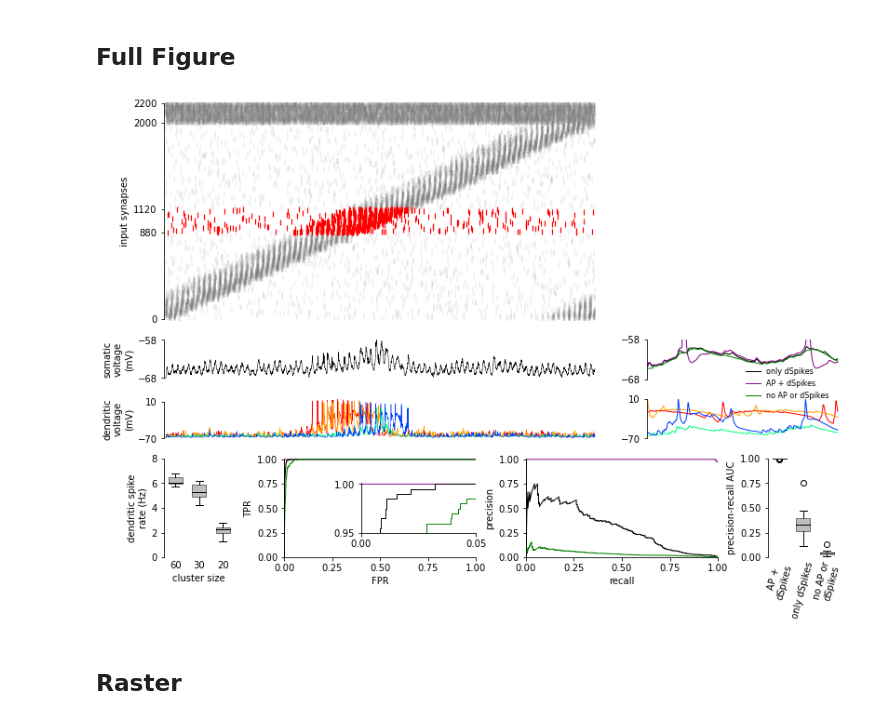
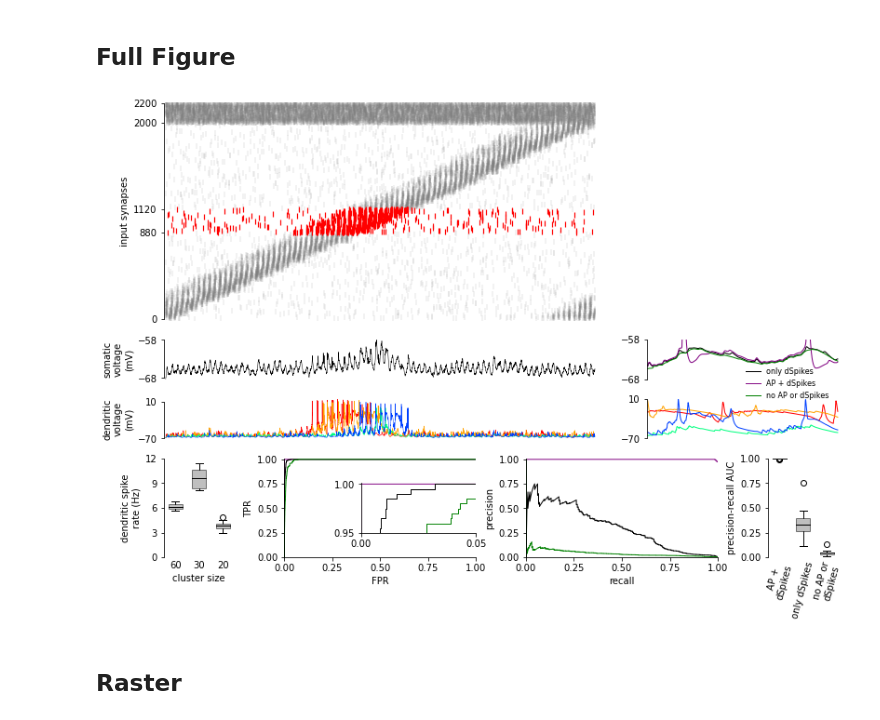
Before and after one commit to yjkimnada/dendrite, a Jupyter notebook: fig1/fig1.ipynb, the cells around one changed output. Cells and saved outputs as stored; diff of their text form; code cells hidden in the pictures.

Commit message:
Updated figure code.

```diff
--- a/fig1/fig1.ipynb
+++ b/fig1/fig1.ipynb
@@ -162,7 +173,7 @@ ax3.set_ylabel("dendritic\nvoltage\n(mV)")
 
 #sns.set_style("ticks")
 x_names = ["60", "30", "20"]
-bp = ax6.boxplot(dspike_counts[:3].T, widths = 0.6, patch_artist=True)
+bp = ax6.boxplot(dspike_counts.T, widths = 0.6, patch_artist=True)
 bp['boxes'][0].set_facecolor("gray")
 bp['boxes'][1].set_facecolor("gray")
 bp['boxes'][2].set_facecolor("gray")
@@ -175,10 +186,10 @@ bp['medians'][2].set_color("black")
 ax6.spines.right.set_visible(False)
 ax6.spines.top.set_visible(False)
 ax6.spines.bottom.set_visible(False)
-ax6.spines.left.set_bounds(0,8)
+ax6.spines.left.set_bounds(0,12)
 ax6.tick_params(axis="x", length=0)
 ax6.set_xticklabels(x_names)
-ax6.set_yticks(np.arange(0,8.1,2))
+ax6.set_yticks(np.arange(0,12.1,3))
 
 ax6.set_xlabel("cluster size")
 ax6.set_ylabel("dendritic spike\nrate (Hz)")
@@ -244,35 +255,35 @@ ax8.set_ylabel("TPR")
 ax8.set_xticks(np.arange(0,1.01,0.25))
 ax8.set_yticks(np.arange(0,1.01,0.25))
 
 ins = ax8.inset_axes([0.4,0.25,0.6,0.5])
 ins.plot(fpr_ap_true_active, tpr_ap_true_active, linewidth=1, color="purple")
 ins.plot(fpr_na_true_active, tpr_na_true_active, linewidth=1, color="black")
 ins.plot(fpr_nona_true_active, tpr_nona_true_active, linewidth=1, color="green")
 ins.spines.right.set_visible(False)
 ins.spines.top.set_visible(False)
 ins.set_ylim(0.95,1.001)
 ins.set_xlim(0,0.05)
 ins.set_xticks([0,0.05])
 ins.set_yticks([0.95,1])
 
 
 ax9.plot(rec_ap_true_active, prec_ap_true_active, linewidth=1, color="purple")
 ax9.plot(rec_na_true_active, prec_na_true_active, linewidth=1, color="black")
 ax9.plot(rec_nona_true_active, prec_nona_true_active, linewidth=1, color="green")
 ax9.spines.right.set_visible(False)
 ax9.spines.top.set_visible(False)
 ax9.set_ylim(0,1.01)
 ax9.set_xlim(0,1)
 ax9.set_xlabel("recall")
 ax9.set_ylabel("precision")
 ax9.set_xticks(np.arange(0,1.01,0.25))
 ax9.set_yticks(np.arange(0,1.01,0.25))
 
 fig.tight_layout()
 #plt.show()
-fig.savefig("/home/sklee/dendrite/fig1/fig1_raw.pdf", bbox_inches="tight", transparent=True)
+#fig.savefig("/home/sklee/dendrite/fig1/fig1_raw.pdf", bbox_inches="tight", transparent=True)
 # %% [output]
-[figure, old version]
+[figure, new version]
 # %% [markdown]
 ## Raster
 # %%
```
Also changed, not shown: parts of 2 cells of this notebook, 5 other files.
